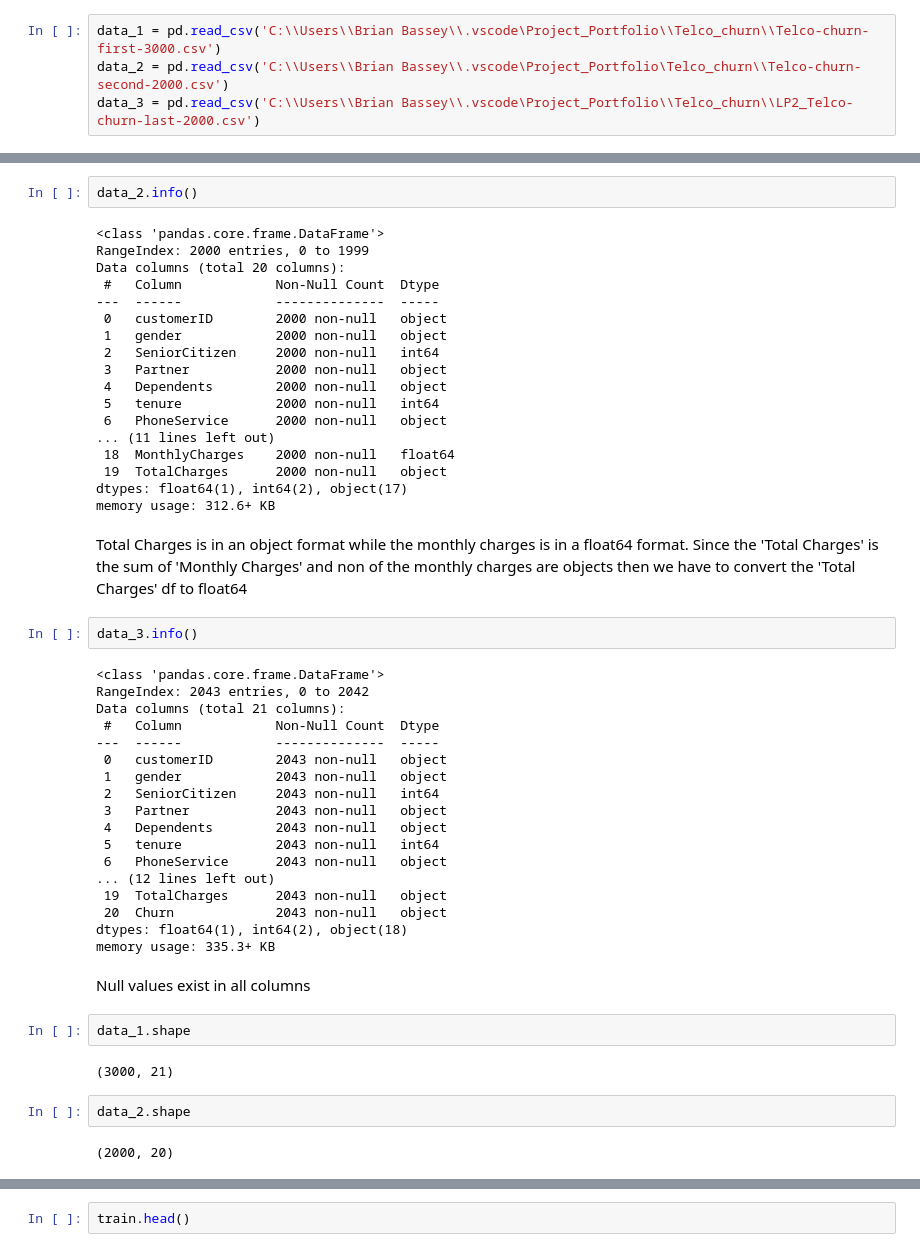
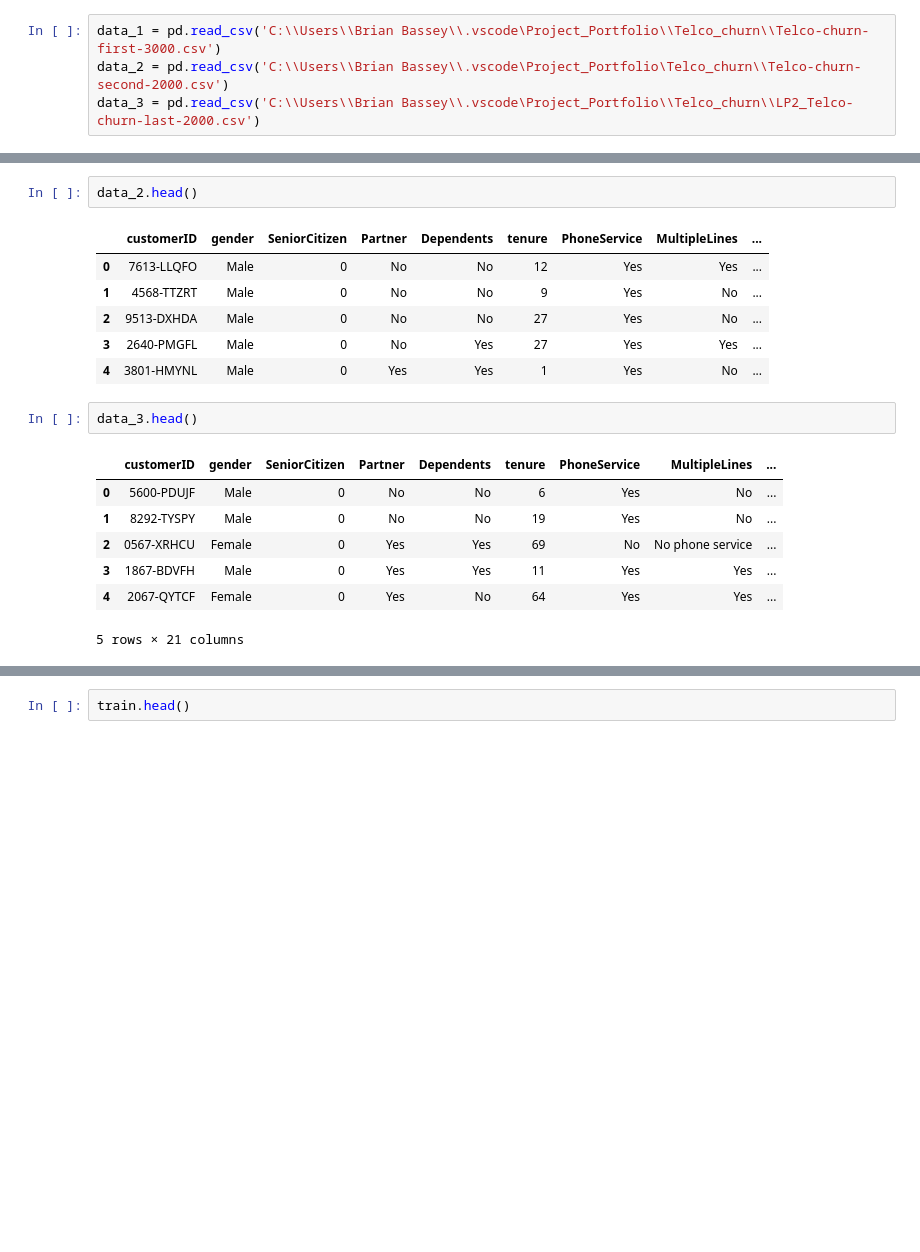
Before and after one commit to BrianBassey37/Project_Portfolio, a Jupyter notebook: Telco_churn/Telco_churn_notebook.ipynb, the cells around one changed output, grey strips where cells are left out. Saved outputs shown, nothing was run; the diff lists cells and outputs as text; blank space fills up the shorter version.

```diff
--- a/Telco_churn/Telco_churn_notebook.ipynb
+++ b/Telco_churn/Telco_churn_notebook.ipynb
@@ -193,53 +107,19 @@ Churn             2999
 # %%
-data_2.info()
+data_2.head()
 # %% [output]
-<class 'pandas.core.frame.DataFrame'>
-RangeIndex: 2000 entries, 0 to 1999
-Data columns (total 20 columns):
- #   Column            Non-Null Count  Dtype
----  ------            --------------  -----
- 0   customerID        2000 non-null   object
- 1   gender            2000 non-null   object
- 2   SeniorCitizen     2000 non-null   int64
- 3   Partner           2000 non-null   object
- 4   Dependents        2000 non-null   object
- 5   tenure            2000 non-null   int64
- 6   PhoneService      2000 non-null   object
-... (11 lines left out)
- 18  MonthlyCharges    2000 non-null   float64
- 19  TotalCharges      2000 non-null   object
-dtypes: float64(1), int64(2), object(17)
-memory usage: 312.6+ KB
+|  | customerID | gender | SeniorCitizen | Partner | Dependents | tenure | PhoneService | MultipleLines | ... |
+| 0 | 7613-LLQFO | Male | 0 | No | No | 12 | Yes | Yes | ... |
+| 1 | 4568-TTZRT | Male | 0 | No | No | 9 | Yes | No | ... |
+| 2 | 9513-DXHDA | Male | 0 | No | No | 27 | Yes | No | ... |
+| 3 | 2640-PMGFL | Male | 0 | No | Yes | 27 | Yes | Yes | ... |
+| 4 | 3801-HMYNL | Male | 0 | Yes | Yes | 1 | Yes | No | ... |
-# %% [markdown]
-Total Charges is in an object format while the monthly charges is in a float64 format.
-Since the 'Total Charges' is the sum of 'Monthly Charges' and non of the monthly charges are objects then we have to convert the 'Total Charges' df to float64
 # %%
-data_3.info()
+data_3.head()
 # %% [output]
+|  | customerID | gender | SeniorCitizen | Partner | Dependents | tenure | PhoneService | MultipleLines | ... |
+| 0 | 5600-PDUJF | Male | 0 | No | No | 6 | Yes | No | ... |
+| 1 | 8292-TYSPY | Male | 0 | No | No | 19 | Yes | No | ... |
+| 2 | 0567-XRHCU | Female | 0 | Yes | Yes | 69 | No | No phone service | ... |
+| 3 | 1867-BDVFH | Male | 0 | Yes | Yes | 11 | Yes | Yes | ... |
+| 4 | 2067-QYTCF | Female | 0 | Yes | No | 64 | Yes | Yes | ... |
-<class 'pandas.core.frame.DataFrame'>
-RangeIndex: 2043 entries, 0 to 2042
-Data columns (total 21 columns):
- #   Column            Non-Null Count  Dtype
----  ------            --------------  -----
- 0   customerID        2043 non-null   object
- 1   gender            2043 non-null   object
- 2   SeniorCitizen     2043 non-null   int64
- 3   Partner           2043 non-null   object
- 4   Dependents        2043 non-null   object
- 5   tenure            2043 non-null   int64
- 6   PhoneService      2043 non-null   object
-... (12 lines left out)
- 19  TotalCharges      2043 non-null   object
- 20  Churn             2043 non-null   object
-dtypes: float64(1), int64(2), object(18)
-memory usage: 335.3+ KB
+5 rows × 21 columns
-# %% [markdown]
-Null values exist in all columns
-# %%
-data_1.shape
-# %% [output]
-(3000, 21)
-# %%
-data_2.shape
-# %% [output]
-(2000, 20)
```
Also changed, not shown: parts of 12 cells of this notebook.
